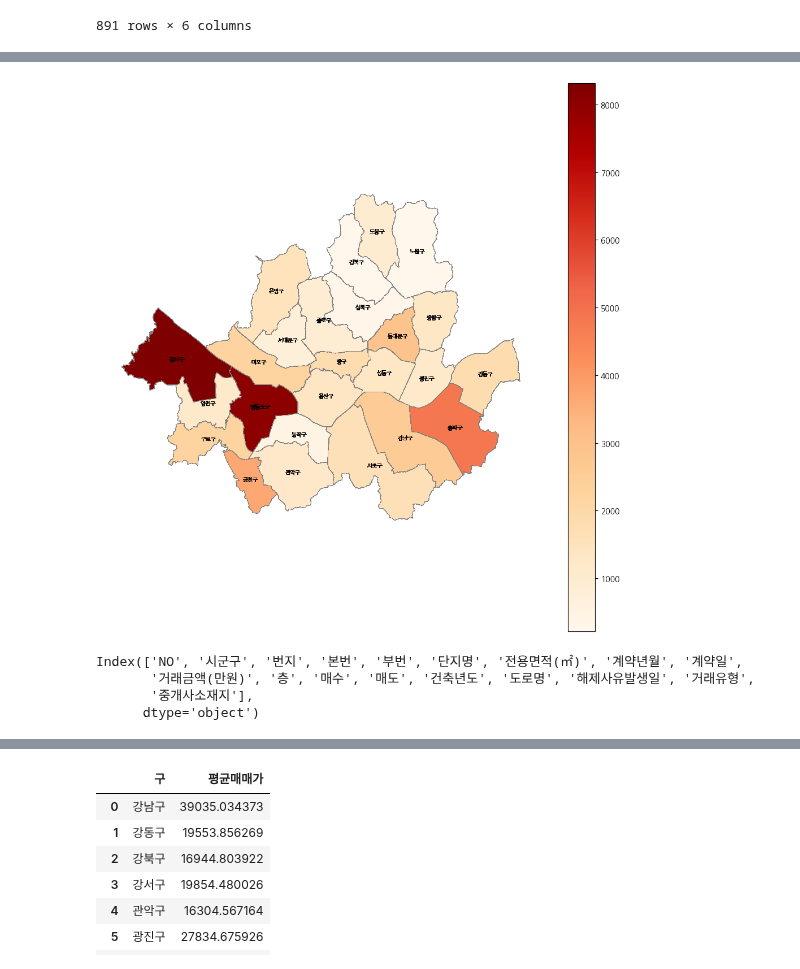
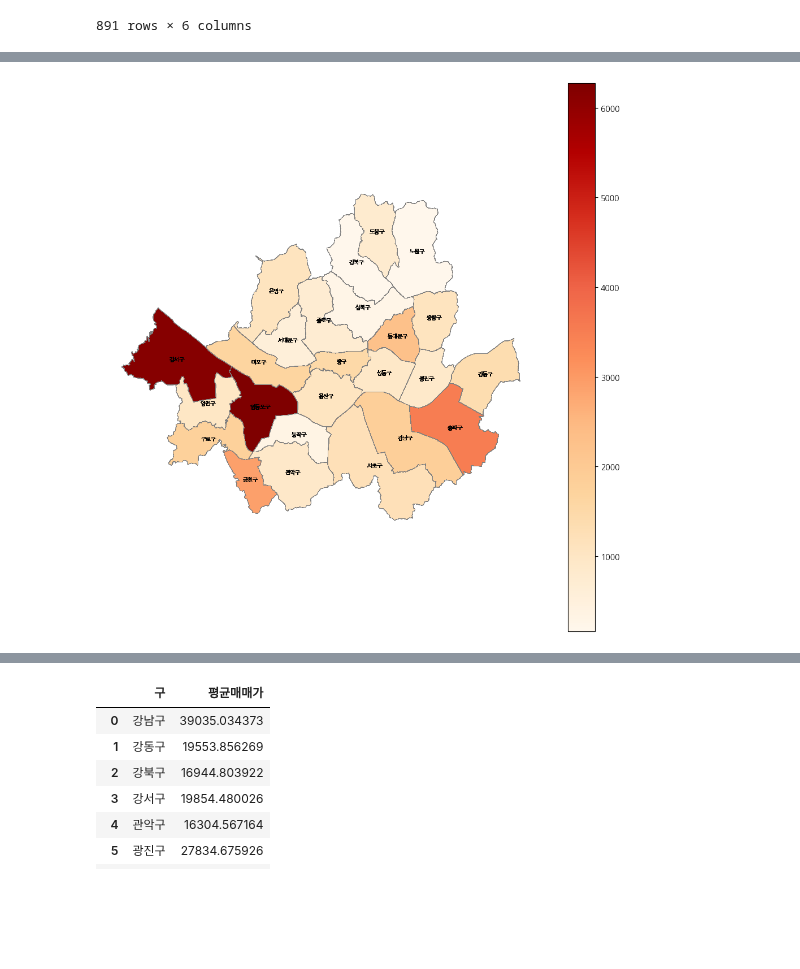
Before and after one commit to skqkrl/SDC_project, a Jupyter notebook: yena2.ipynb, the cells around one changed output, grey strips where cells are left out. Saved outputs shown, nothing was run; the diff lists cells and outputs as text; code cells hidden in the pictures; blank space fills up the shorter version.

```diff
--- a/yena2.ipynb
+++ b/yena2.ipynb
@@ -802,37 +600,30 @@ import matplotlib.pyplot as plt
 # %%
 df = pd.read_csv('D:/SDC_project/combined_coords_officetel.csv')
 
 # 2. 서울 구 경계 지도 불러오기
 # shp 또는 geojson 파일 필요 (서울시 행정구역 경계)
-seoul_gu = gpd.read_file('D:/SDC_project/data_yena/sig_20230729/sig.shp',encoding="cp949")
+seoul_gu = gpd.read_file('D:/SDC_project/map_visualization/sig_20230729/sig.shp',encoding="cp949")
 seoul_gu = seoul_gu[seoul_gu['SIG_CD'].str.startswith('11')]
 
 merged = seoul_gu.merge(df, left_on='SIG_KOR_NM', right_on='구')
 
 fig, ax = plt.subplots(1, 1, figsize=(10, 10))
 merged.boundary.plot(ax=ax, color='gray', linewidth=0.3)
 merged.plot(column='거래건수', ax=ax, legend=True, cmap='OrRd', edgecolor='white', linewidth=0.3)
 
 for idx, row in merged.iterrows():
     plt.text(row.geometry.centroid.x, row.geometry.centroid.y, row['구'],
              ha='center', fontsize=7, color='black')
 
 plt.axis('off')
 plt.tight_layout()
 plt.savefig('seoul_officetel_by_gu_clean.png', dpi=300, bbox_inches='tight')
 plt.show()
 # %% [output]
-[figure, old version]
+[figure, new version]
 # %%
 officetel23_deal = pd.read_csv('D:/SDC_project/data_yena/실거래가 원본/오피스텔(매매)_실거래가_2023.csv', header=15, encoding='cp949')
 officetel24_deal = pd.read_csv('D:/SDC_project/data_yena/실거래가 원본/오피스텔(매매)_실거래가_2024.csv', header=15, encoding='cp949')
-# %%
-officetel24_deal.columns
-# %% [output]
-Index(['NO', '시군구', '번지', '본번', '부번', '단지명', '전용면적(㎡)', '계약년월', '계약일',
-       '거래금액(만원)', '층', '매수', '매도', '건축년도', '도로명', '해제사유발생일', '거래유형',
-       '중개사소재지'],
-      dtype='object')
 # %%
 officetel23_deal['계약시기'] = pd.to_datetime(officetel23_deal['계약년월'].astype(str) + officetel23_deal['계약일'].astype(str))
 officetel24_deal['계약시기'] = pd.to_datetime(officetel24_deal['계약년월'].astype(str) + officetel24_deal['계약일'].astype(str))
```
Also changed, not shown: parts of 36 cells of this notebook, 8 other files.
